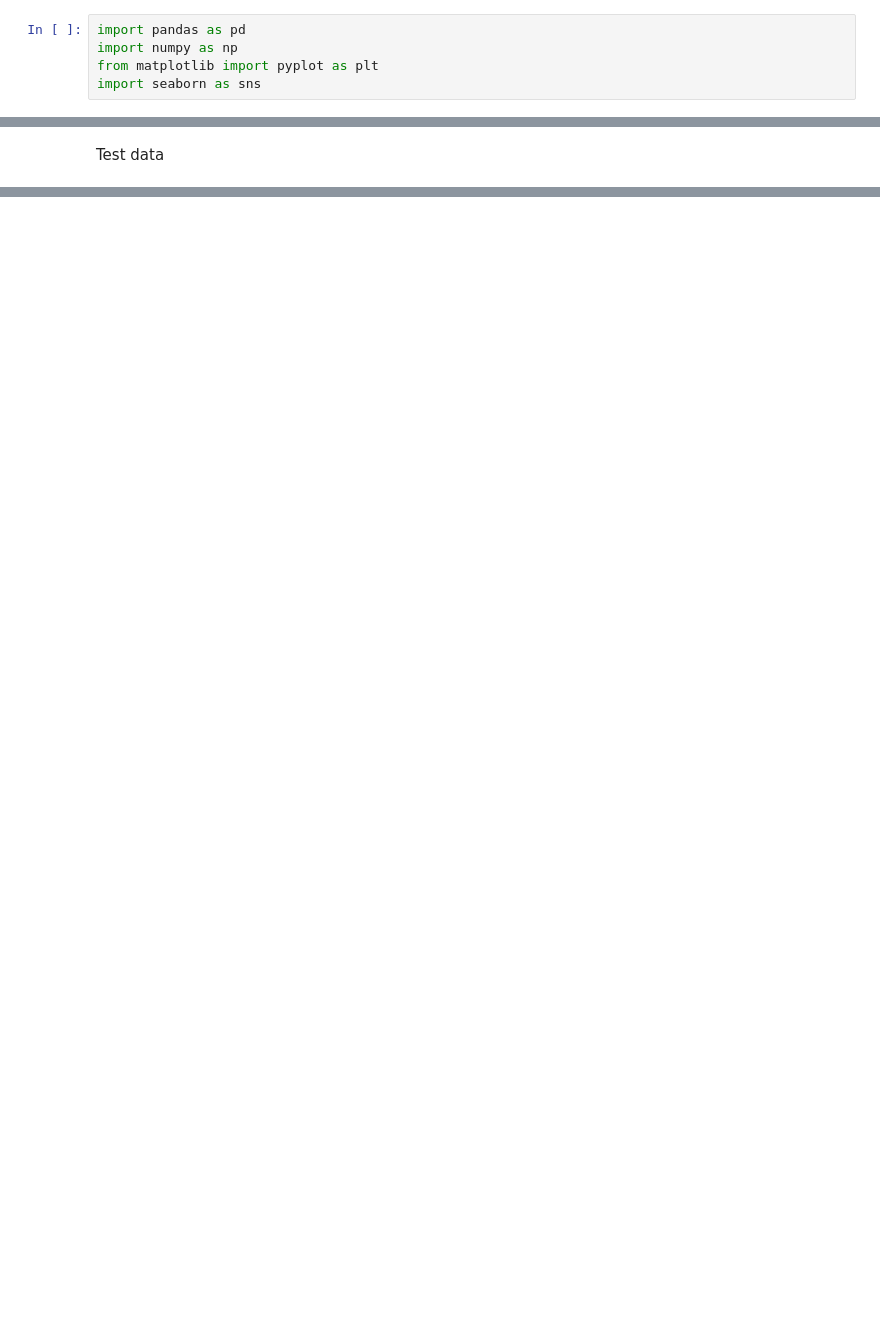
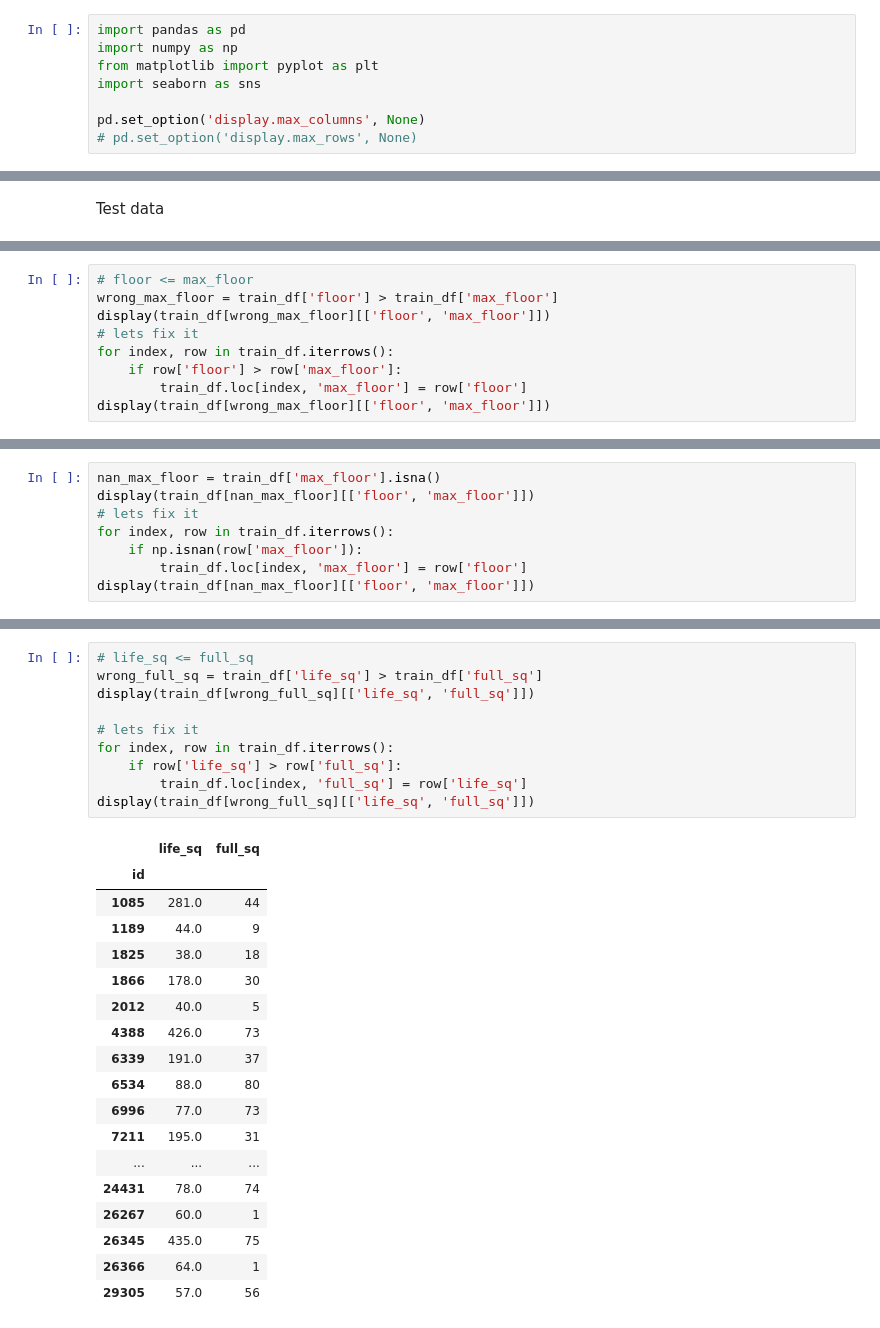
Before and after one commit to gregkseno/seml, a Jupyter notebook: code/main.ipynb, the cells around one changed output, grey strips where cells are left out. Saved outputs shown, nothing was run; the diff lists cells and outputs as text; blank space fills up the shorter version.

```diff
--- a/code/main.ipynb
+++ b/code/main.ipynb
@@ -5,6 +5,9 @@ import pandas as pd
 import numpy as np
 from matplotlib import pyplot as plt
 import seaborn as sns
+
+pd.set_option('display.max_columns', None)
+# pd.set_option('display.max_rows', None)
 # %% [markdown]
 ## Importing data
 # %% [markdown]
@@ -37,0 +49,9 @@ test_df.head()
+# %%
+# floor <= max_floor
+wrong_max_floor = train_df['floor'] > train_df['max_floor']
+display(train_df[wrong_max_floor][['floor', 'max_floor']])
+# lets fix it
+for index, row in train_df.iterrows():
+    if row['floor'] > row['max_floor']:
+        train_df.loc[index, 'max_floor'] = row['floor']
+display(train_df[wrong_max_floor][['floor', 'max_floor']])
@@ -37,0 +87,8 @@ test_df.head()
+# %%
+nan_max_floor = train_df['max_floor'].isna()
+display(train_df[nan_max_floor][['floor', 'max_floor']])
+# lets fix it
+for index, row in train_df.iterrows():
+    if np.isnan(row['max_floor']):
+        train_df.loc[index, 'max_floor'] = row['floor']
+display(train_df[nan_max_floor][['floor', 'max_floor']])
@@ -37,0 +124,29 @@ test_df.head()
+# %%
+# life_sq <= full_sq
+wrong_full_sq = train_df['life_sq'] > train_df['full_sq']
+display(train_df[wrong_full_sq][['life_sq', 'full_sq']])
+
+# lets fix it
+for index, row in train_df.iterrows():
+    if row['life_sq'] > row['full_sq']:
+        train_df.loc[index, 'full_sq'] = row['life_sq']
+display(train_df[wrong_full_sq][['life_sq', 'full_sq']])
+# %% [output]
+|  | life_sq | full_sq |
+| id |  |  |
+| 1085 | 281.0 | 44 |
+| 1189 | 44.0 | 9 |
+| 1825 | 38.0 | 18 |
+| 1866 | 178.0 | 30 |
+| 2012 | 40.0 | 5 |
+| 4388 | 426.0 | 73 |
+| 6339 | 191.0 | 37 |
+| 6534 | 88.0 | 80 |
+| 6996 | 77.0 | 73 |
+| 7211 | 195.0 | 31 |
+| ... | ... | ... |
+| 24431 | 78.0 | 74 |
+| 26267 | 60.0 | 1 |
+| 26345 | 435.0 | 75 |
+| 26366 | 64.0 | 1 |
+| 29305 | 57.0 | 56 |
```
Also changed, not shown: parts of 28 cells of this notebook.
